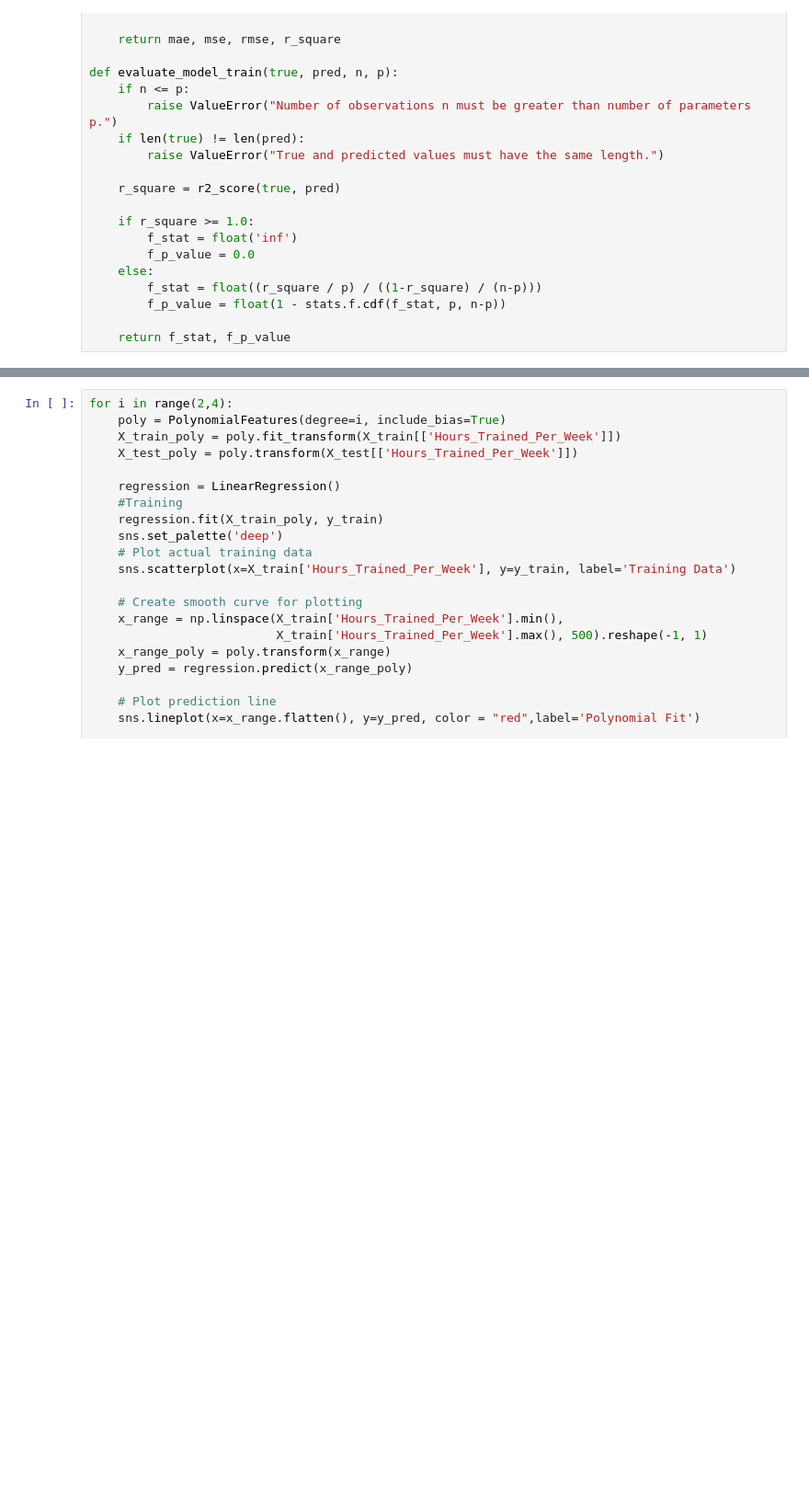
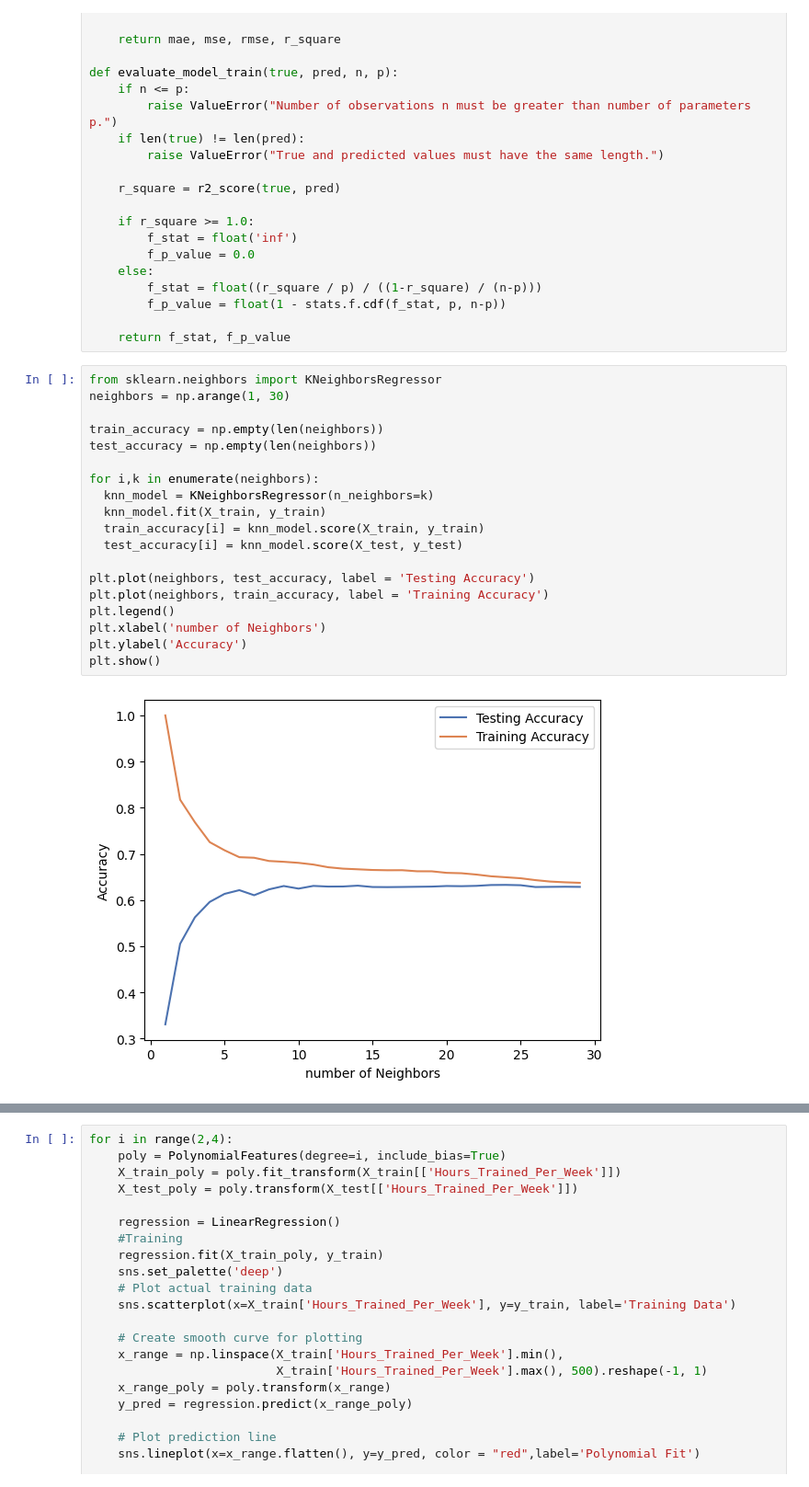
Before and after one commit to adityagoyal222/fitnessprediction, a Jupyter notebook: notebook/fitness_eda.ipynb, the cells around one changed output, grey strips where cells are left out. Shown at 92% size. Saved outputs shown, nothing was run; the diff lists cells and outputs as text; blank space fills up the shorter version.

```diff
--- a/notebook/fitness_eda.ipynb
+++ b/notebook/fitness_eda.ipynb
@@ -272,5 +265,26 @@ def evaluate_model_train(true, pred, n, p):
         f_p_value = float(1 - stats.f.cdf(f_stat, p, n-p))
 
     return f_stat, f_p_value
+# %%
+from sklearn.neighbors import KNeighborsRegressor
+neighbors = np.arange(1, 30)
+
+train_accuracy = np.empty(len(neighbors))
+test_accuracy = np.empty(len(neighbors))
+
+for i,k in enumerate(neighbors):
+  knn_model = KNeighborsRegressor(n_neighbors=k)
+  knn_model.fit(X_train, y_train)
+  train_accuracy[i] = knn_model.score(X_train, y_train)
+  test_accuracy[i] = knn_model.score(X_test, y_test)
+
+plt.plot(neighbors, test_accuracy, label = 'Testing Accuracy')
+plt.plot(neighbors, train_accuracy, label = 'Training Accuracy')
+plt.legend()
+plt.xlabel('number of Neighbors')
+plt.ylabel('Accuracy')
+plt.show()
+# %% [output]
+[figure, added]
 # %%
 from sklearn.linear_model import LinearRegression, Ridge, Lasso
```
Also changed, not shown: parts of 11 cells of this notebook.
